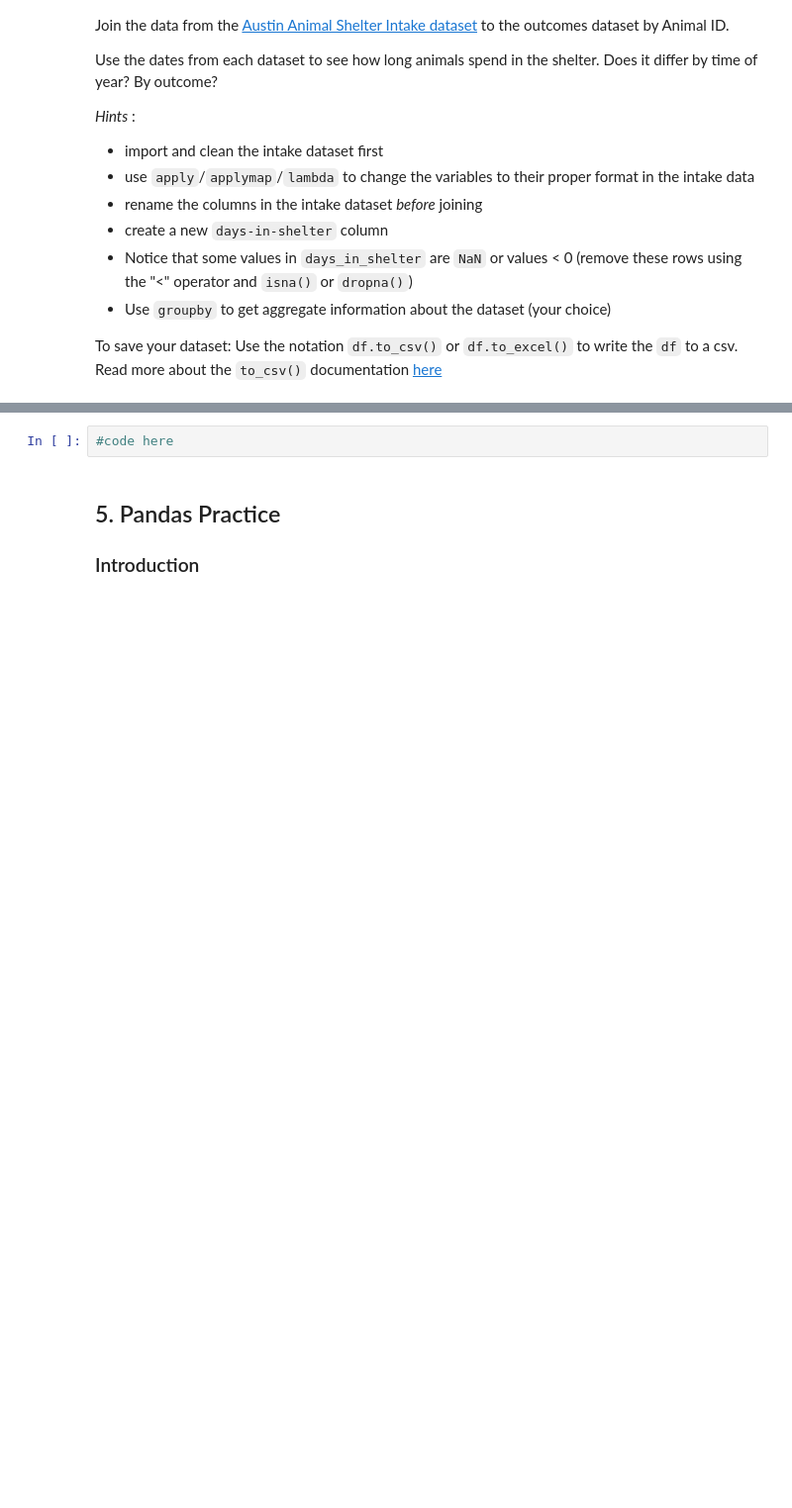
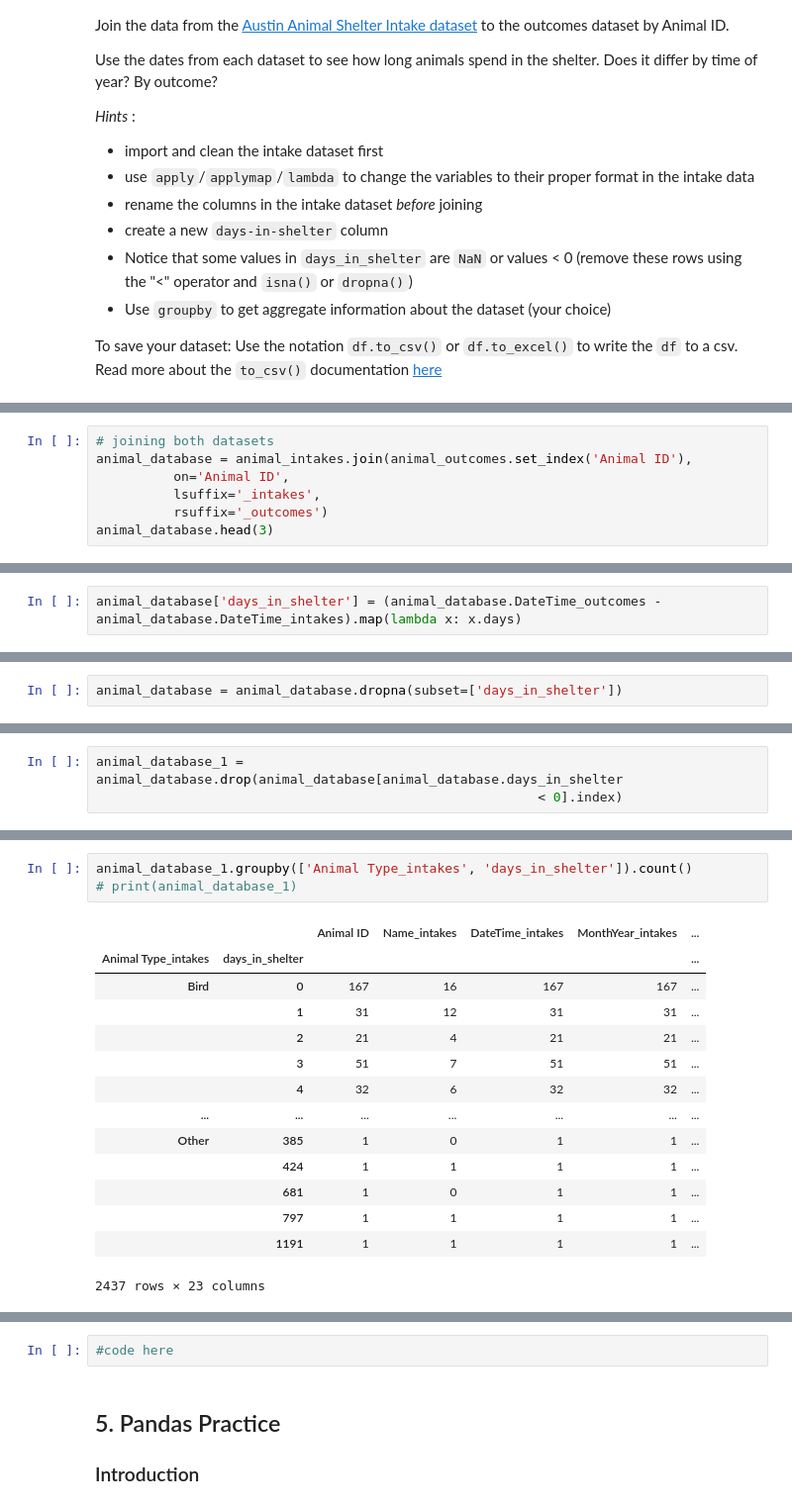
Before and after one commit to Adebodun/hbs-ds-060120, a Jupyter notebook: module-1/day-7-pandas-3/reshaping_data_with_pandas-Adebodun.ipynb, the cells around one changed output, grey strips where cells are left out. Shown at 99% size. Saved outputs shown, nothing was run; the diff lists cells and outputs as text; blank space fills up the shorter version.

```diff
--- a/module-1/day-7-pandas-3/reshaping_data_with_pandas-Adebodun.ipynb
+++ b/module-1/day-7-pandas-3/reshaping_data_with_pandas-Adebodun.ipynb
@@ -191,0 +255,7 @@ Use the notation `df.to_csv()` or `df.to_excel()` to write the `df` to a csv. Re
+# %%
+# joining both datasets
+animal_database = animal_intakes.join(animal_outcomes.set_index('Animal ID'),
+          on='Animal ID',
+          lsuffix='_intakes',
+          rsuffix='_outcomes')
+animal_database.head(3)
@@ -191,0 +268,2 @@ Use the notation `df.to_csv()` or `df.to_excel()` to write the `df` to a csv. Re
+# %%
+animal_database['days_in_shelter'] = (animal_database.DateTime_outcomes - animal_database.DateTime_intakes).map(lambda x: x.days)
@@ -191,0 +278,2 @@ Use the notation `df.to_csv()` or `df.to_excel()` to write the `df` to a csv. Re
+# %%
+animal_database = animal_database.dropna(subset=['days_in_shelter'])
@@ -191,0 +300,3 @@ Use the notation `df.to_csv()` or `df.to_excel()` to write the `df` to a csv. Re
+# %%
+animal_database_1 = animal_database.drop(animal_database[animal_database.days_in_shelter
+                                                         < 0].index)
@@ -191,0 +331,18 @@ Use the notation `df.to_csv()` or `df.to_excel()` to write the `df` to a csv. Re
+# %%
+animal_database_1.groupby(['Animal Type_intakes', 'days_in_shelter']).count()
+# print(animal_database_1)
+# %% [output]
+|  |  | Animal ID | Name_intakes | DateTime_intakes | MonthYear_intakes | ... |
+| Animal Type_intakes | days_in_shelter |  |  |  |  | ... |
+| Bird | 0 | 167 | 16 | 167 | 167 | ... |
+|  | 1 | 31 | 12 | 31 | 31 | ... |
+|  | 2 | 21 | 4 | 21 | 21 | ... |
+|  | 3 | 51 | 7 | 51 | 51 | ... |
+|  | 4 | 32 | 6 | 32 | 32 | ... |
+| ... | ... | ... | ... | ... | ... | ... |
+| Other | 385 | 1 | 0 | 1 | 1 | ... |
+|  | 424 | 1 | 1 | 1 | 1 | ... |
+|  | 681 | 1 | 0 | 1 | 1 | ... |
+|  | 797 | 1 | 1 | 1 | 1 | ... |
+|  | 1191 | 1 | 1 | 1 | 1 | ... |
+2437 rows × 23 columns
```
Also changed, not shown: parts of 30 cells of this notebook, 1 other file.
